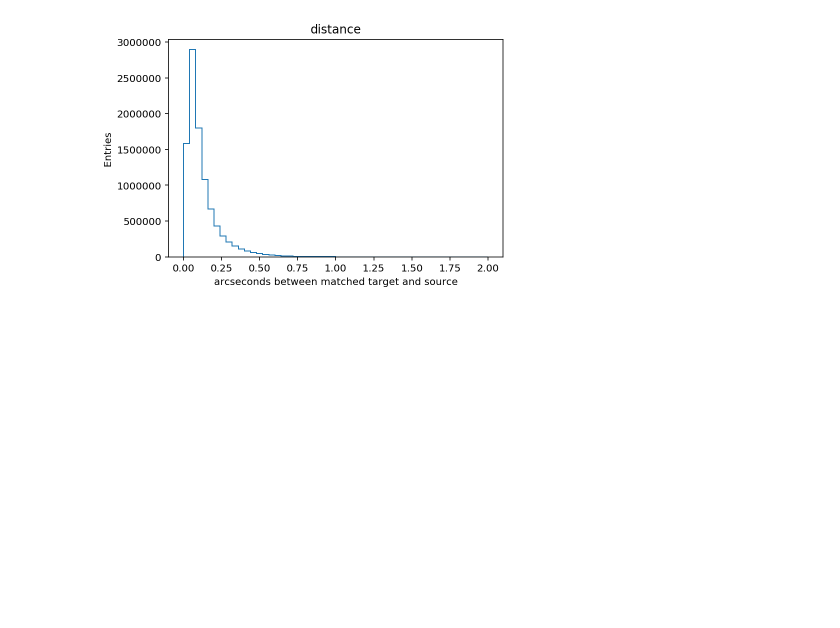
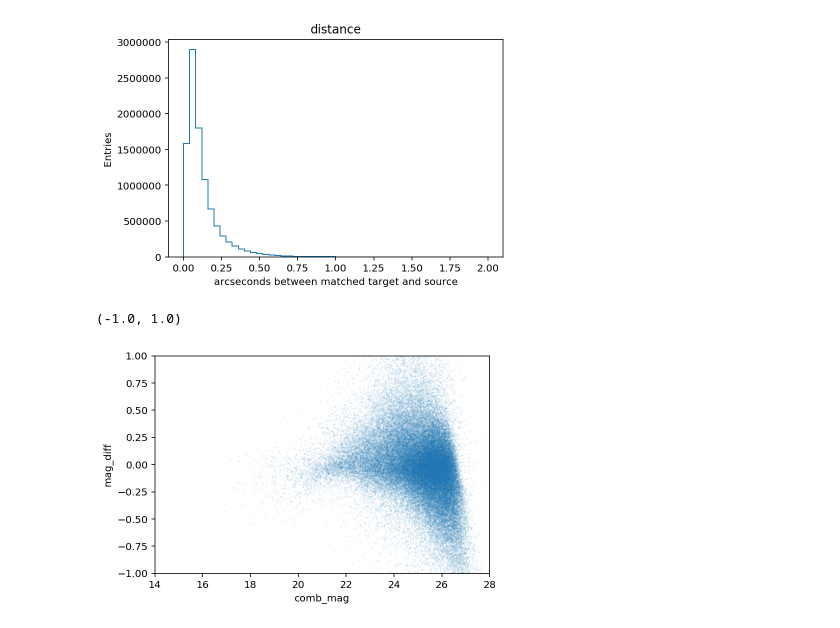
Before and after one commit to cwwalter/DC1_Analysis, a Jupyter notebook: Notebooks/Star-Galaxy.ipynb, the cells around one changed output. Drawn from its saved outputs; the diff is of its cells as text; code cells hidden in the pictures; blank space fills up the shorter version.

```diff
--- a/Notebooks/Star-Galaxy.ipynb
+++ b/Notebooks/Star-Galaxy.ipynb
@@ -251,4 +254,11 @@ plt.ylabel("Entries")
 # %% [output]
 <matplotlib.text.Text at 0x...>
 [figure]
+# %%
+single[::100].query('object_class == "galaxies"').plot.scatter('comb_mag', 'mag_diff', marker=".", s=.01)
+plt.xlim(14,  28)
+plt.ylim(-1.0,  1.0)
+# %% [output]
+(-1.0, 1.0)
+[figure, added]
 # %%
```
Also changed, not shown: parts of 8 cells of this notebook.
